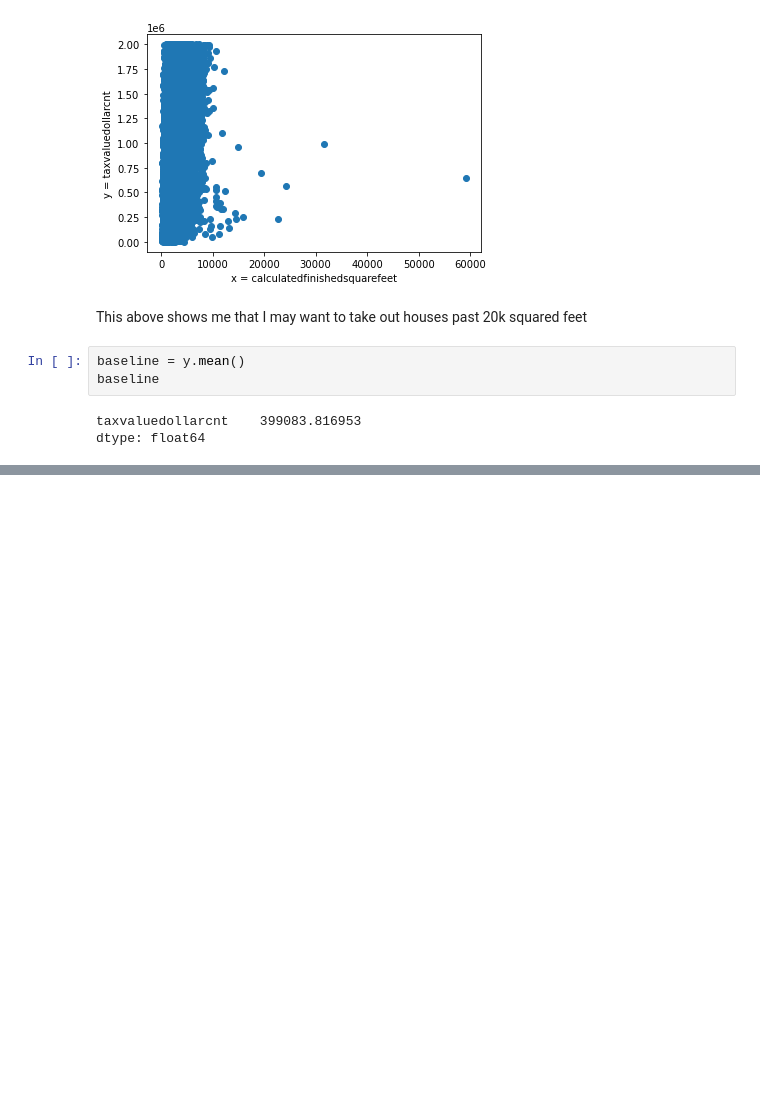
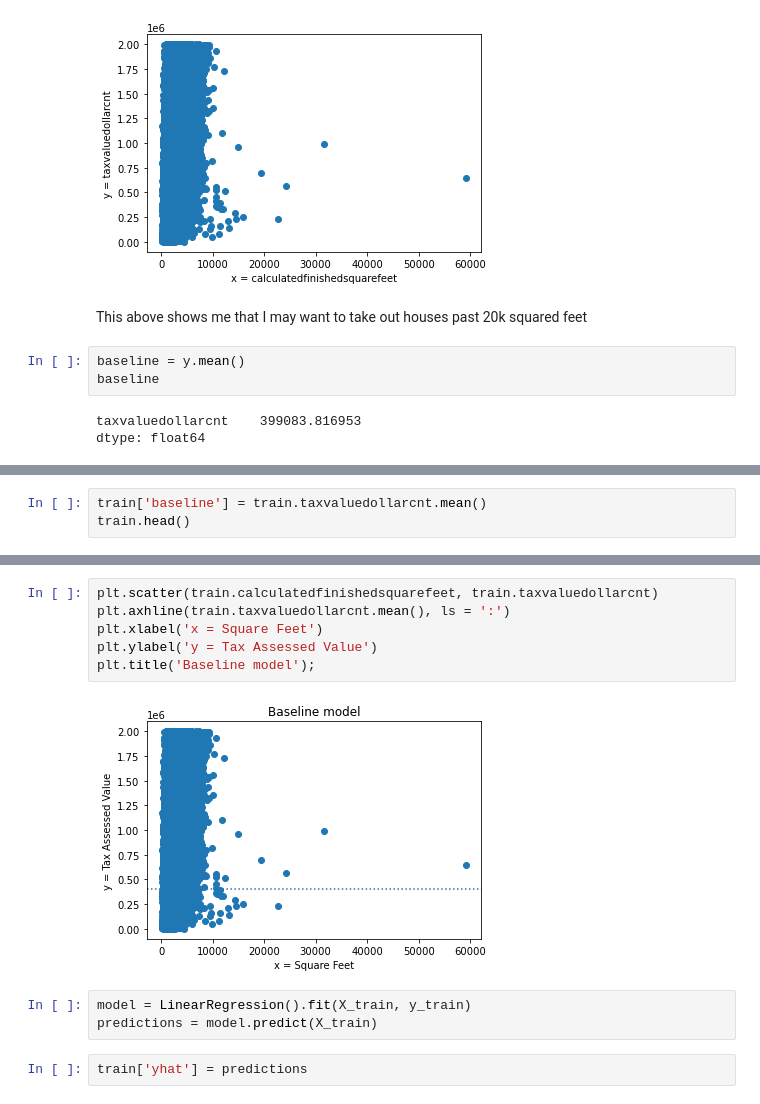
Before and after one commit to VasiliyAMelkozerov/regression-exercises, a Jupyter notebook: evaluate.ipynb, the cells around one changed output, grey strips where cells are left out. Drawn from its saved outputs; the diff is of its cells as text; blank space fills up the shorter version.

```diff
--- a/evaluate.ipynb
+++ b/evaluate.ipynb
@@ -130,0 +123,3 @@ y
+# %%
+train['baseline'] = train.taxvaluedollarcnt.mean()
+train.head()
@@ -130,0 +133,13 @@ y
+# %%
+plt.scatter(train.calculatedfinishedsquarefeet, train.taxvaluedollarcnt)
+plt.axhline(train.taxvaluedollarcnt.mean(), ls = ':')
+plt.xlabel('x = Square Feet')
+plt.ylabel('y = Tax Assessed Value')
+plt.title('Baseline model');
+# %% [output]
+[figure, added]
+# %%
+model = LinearRegression().fit(X_train, y_train)
+predictions = model.predict(X_train)
+# %%
+train['yhat'] = predictions
```
Also changed, not shown: parts of 53 cells of this notebook, 7 other files.
